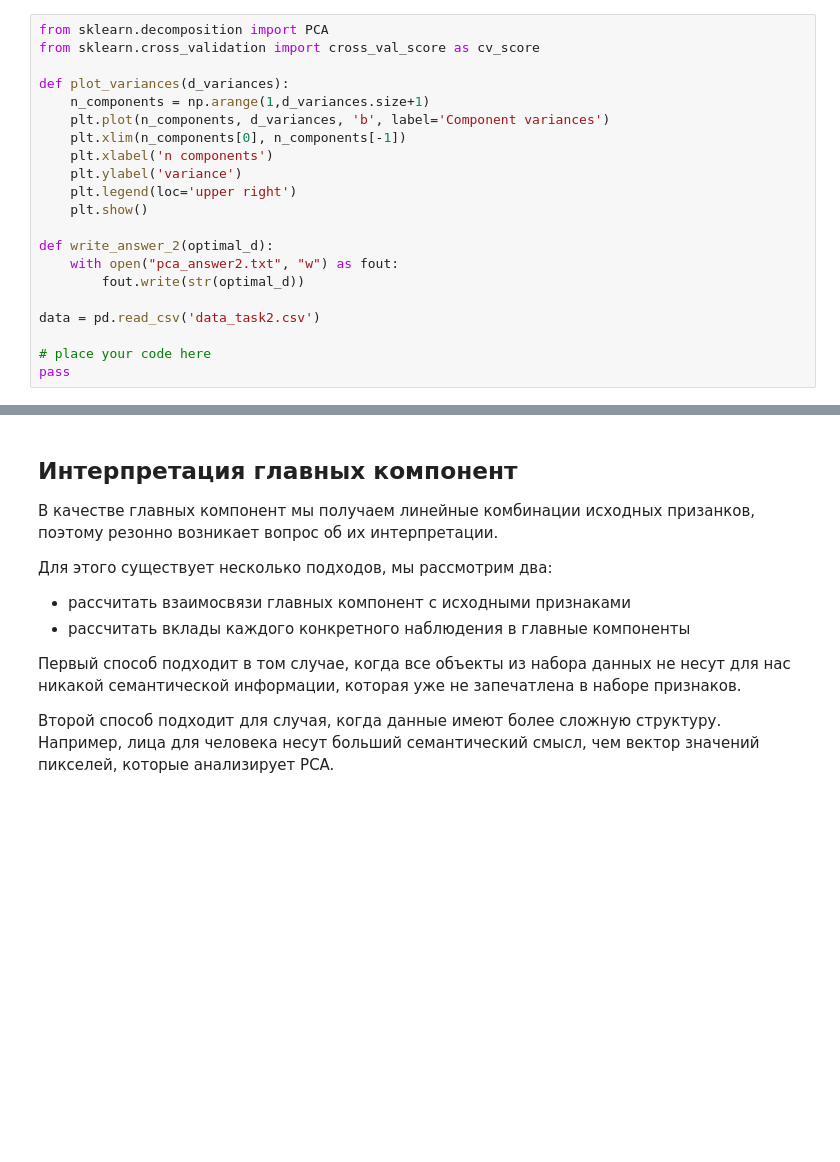
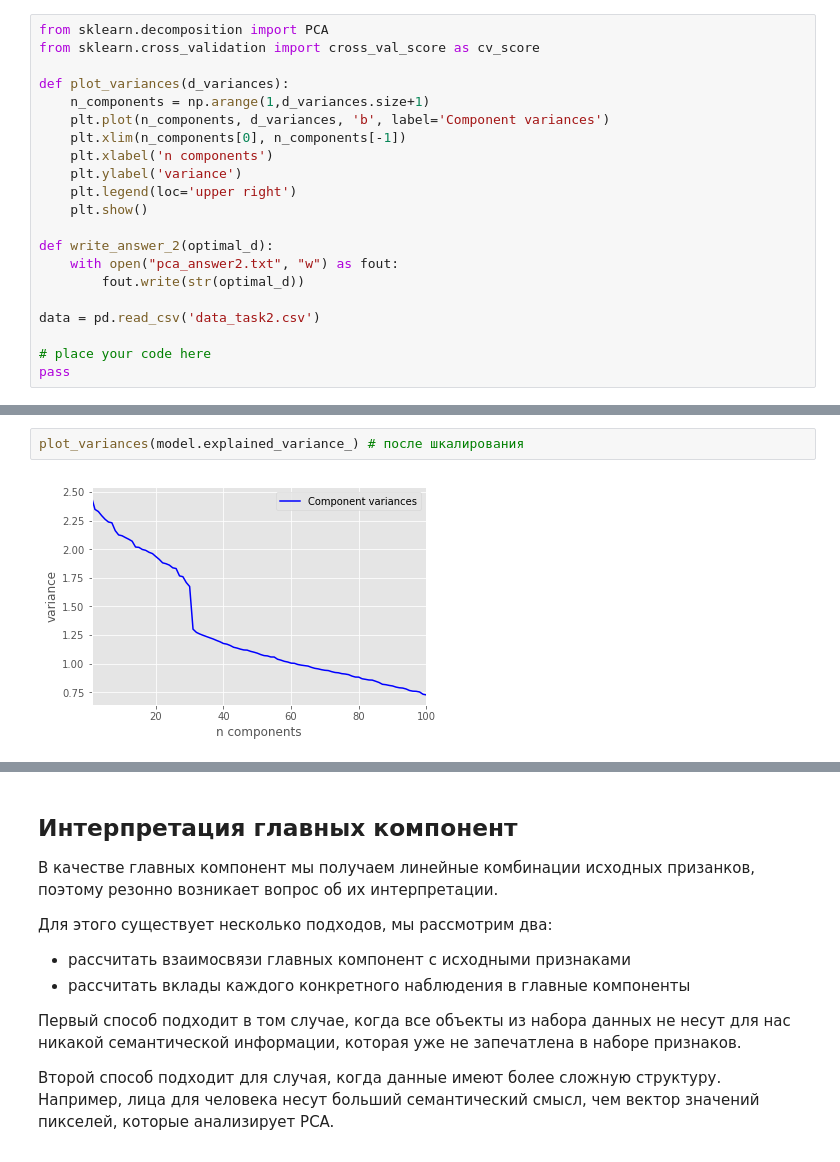
Before and after one commit to igor-storozhev/coursera-cmp3, a Jupyter notebook: w2/PCA.ipynb, the cells around one changed output, grey strips where cells are left out. Cells and saved outputs as stored; diff of their text form; blank space fills up the shorter version.

```diff
--- a/w2/PCA.ipynb
+++ b/w2/PCA.ipynb
@@ -396,0 +475,4 @@ pass
+# %%
+plot_variances(model.explained_variance_) # после шкалирования
+# %% [output]
+[figure, added]
```
Also changed, not shown: parts of 58 cells of this notebook.
